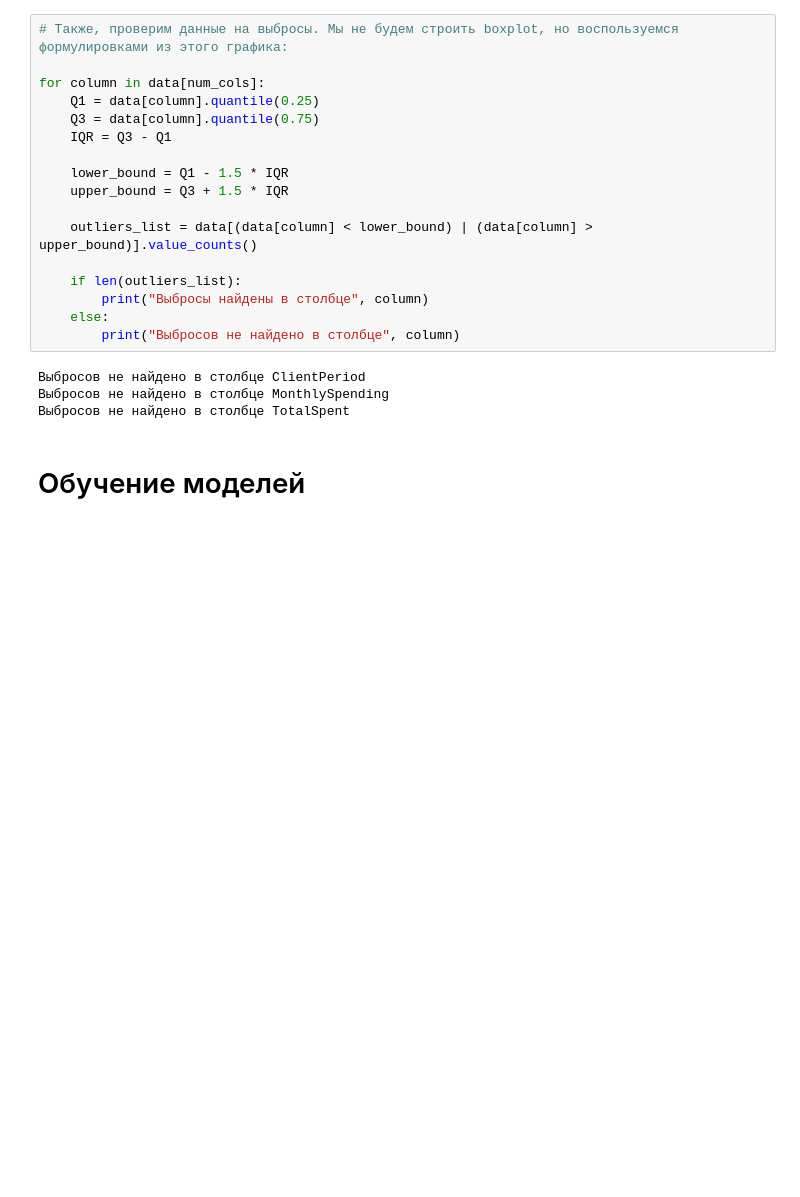
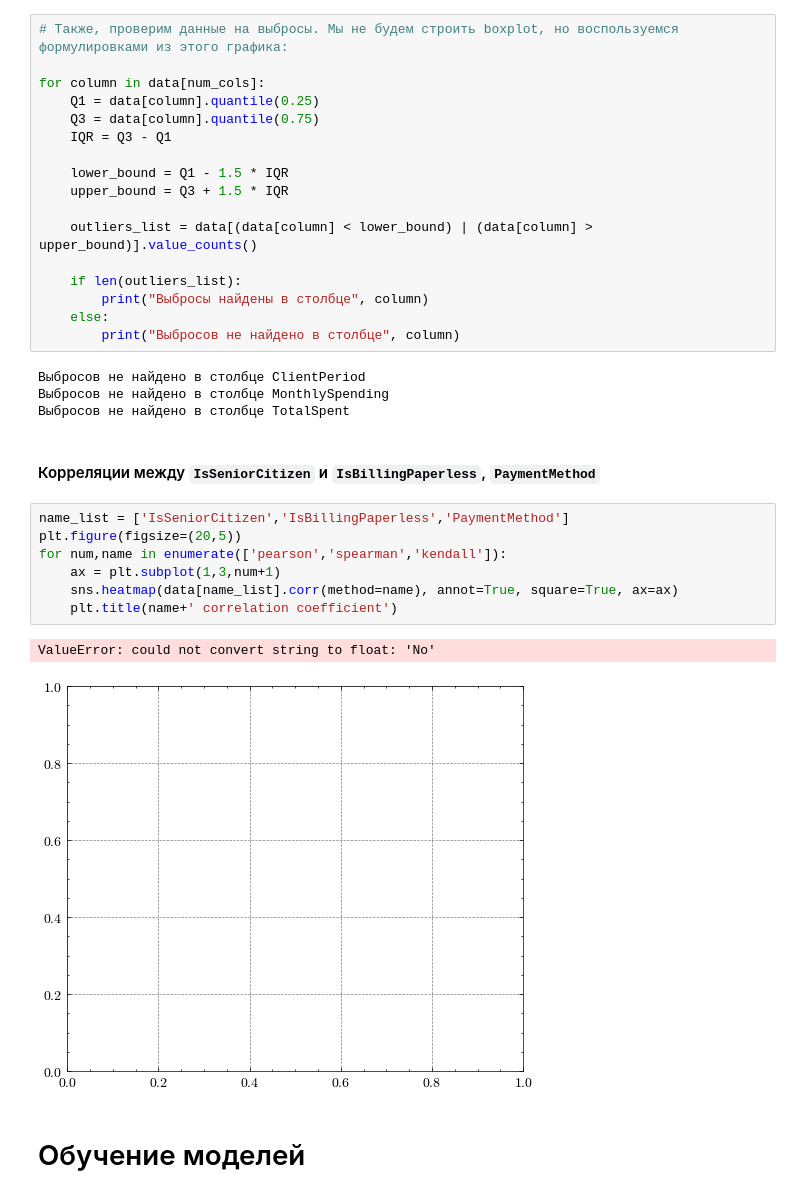
Before and after one commit to masl3noki/DLS-1sem, a Jupyter notebook: HW 01 Композиции алгоритмов и CatBoost (08)/[homework]hw_kaggle.ipynb, the cells around one changed output. Drawn from its saved outputs; the diff is of its cells as text; blank space fills up the shorter version.

```diff
--- a/HW 01 Композиции алгоритмов и CatBoost (08)/[homework]hw_kaggle.ipynb
+++ b/HW 01 Композиции алгоритмов и CatBoost (08)/[homework]hw_kaggle.ipynb
@@ -496,6 +517,18 @@ for column in data[num_cols]:
 Выбросов не найдено в столбце ClientPeriod
 Выбросов не найдено в столбце MonthlySpending
 Выбросов не найдено в столбце TotalSpent
+# %% [markdown]
+#### Корреляции между `IsSeniorCitizen` и `IsBillingPaperless`, `PaymentMethod`
+# %%
+name_list = ['IsSeniorCitizen','IsBillingPaperless','PaymentMethod']
+plt.figure(figsize=(20,5))
+for num,name in enumerate(['pearson','spearman','kendall']):
+    ax = plt.subplot(1,3,num+1)
+    sns.heatmap(data[name_list].corr(method=name), annot=True, square=True, ax=ax)
+    plt.title(name+' correlation coefficient')
+# %% [output]
+ValueError: could not convert string to float: 'No'
+[figure, added]
 # %% [markdown]
 # Обучение моделей
 # %% [markdown]
```
Also changed, not shown: parts of 4 cells of this notebook.
